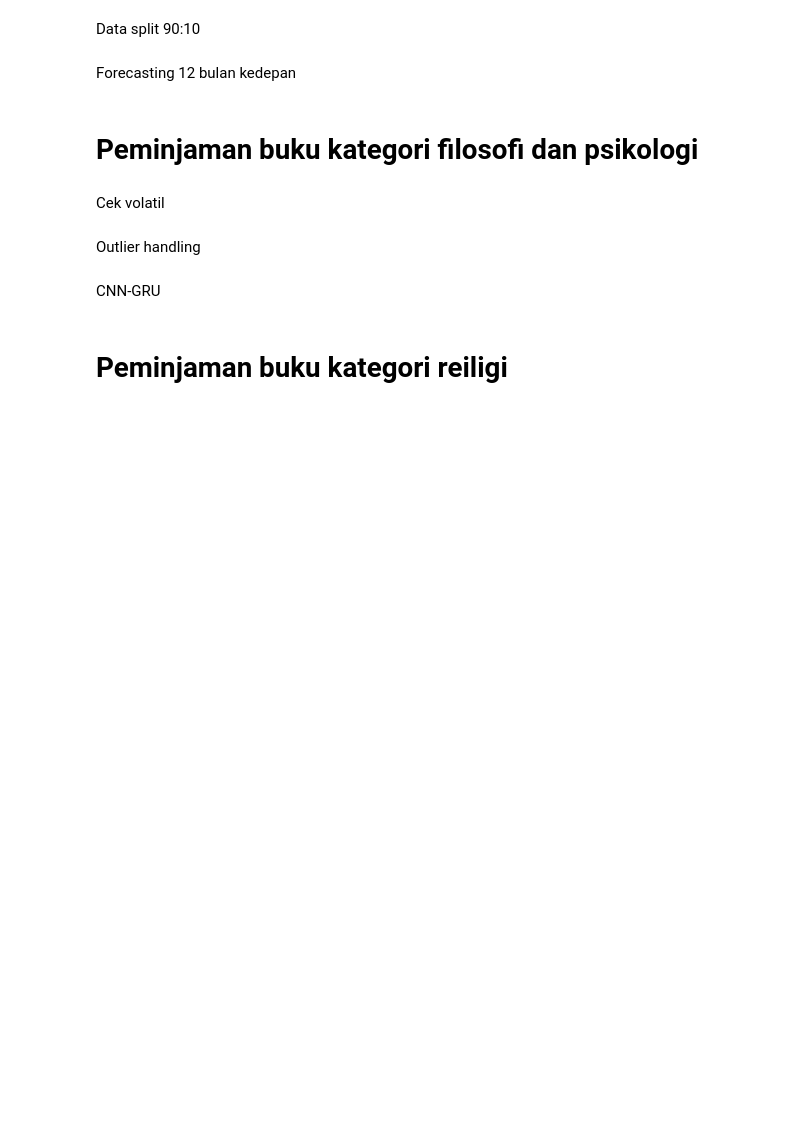
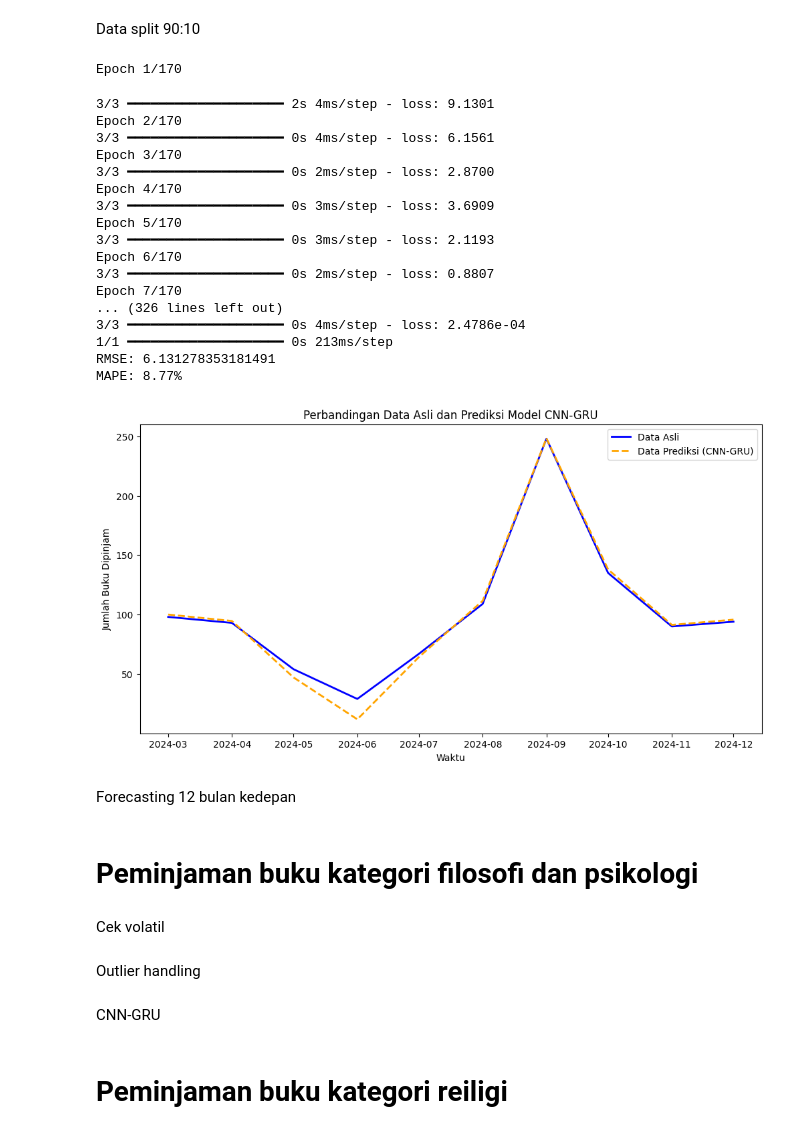
Before and after one commit to andikaryan/forecasting, a Jupyter notebook: CNN-GRU With Outlier Handling.ipynb, the cells around one changed output. Drawn from its saved outputs; the diff is of its cells as text; code cells hidden in the pictures; blank space fills up the shorter version.

```diff
--- a/CNN-GRU With Outlier Handling.ipynb
+++ b/CNN-GRU With Outlier Handling.ipynb
@@ -585,39 +629,61 @@ model_cnn_gru.add(Flatten())
 model_cnn_gru.add(Reshape((1, -1)))
 
 # Lapisan GRU setelah CNN
-model_cnn_gru.add(GRU(100, activation='relu'))
+model_cnn_gru.add(GRU(10, activation='relu'))
 
 # Lapisan output
 model_cnn_gru.add(Dense(1))
 
 # Kompilasi model
 model_cnn_gru.compile(optimizer='adam', loss='mean_squared_error')
 
 # Latih model
 model_cnn_gru.fit(X_train, y_train_scaled, epochs=170, batch_size=32)
 
 # Prediksi pada data uji
 y_pred_cnn_gru = model_cnn_gru.predict(X_test)
 
 y_pred_cnn_gru_inverse = scaler.inverse_transform(y_pred_cnn_gru)
 y_test_scaled_inverse = scaler.inverse_transform(y_test_scaled)
 
 # Evaluasi model
 mse = mean_squared_error(y_test_scaled_inverse, y_pred_cnn_gru_inverse)
 rmse = np.sqrt(mse)
+mape = mean_absolute_percentage_error(y_test_scaled_inverse, y_pred_cnn_gru_inverse) * 100
 
 print(f"RMSE: {rmse}")
+print(f"MAPE: {mape:.2f}%")
 
 # Visualisasi hasil prediksi dari model CNN-GRU
 bulan = buku_000.iloc[-len(y_test):]['Bulan'].values  # Ambil data bulan dari data uji
 plt.figure(figsize=(12, 6))
 plt.plot(bulan, y_test_scaled_inverse, label='Data Asli', color='blue', linewidth=2)
 plt.plot(bulan, y_pred_cnn_gru_inverse, label='Data Prediksi (CNN-GRU)', color='orange', linestyle='--', linewidth=2)
 plt.xlabel('Waktu')
 plt.ylabel('Jumlah Buku Dipinjam')
 plt.title('Perbandingan Data Asli dan Prediksi Model CNN-GRU')
 plt.legend()
 plt.show()
+# %% [output]
+Epoch 1/170
+3/3 ━━━━━━━━━━━━━━━━━━━━ 2s 4ms/step - loss: 9.1301
+Epoch 2/170
+3/3 ━━━━━━━━━━━━━━━━━━━━ 0s 4ms/step - loss: 6.1561
+Epoch 3/170
+3/3 ━━━━━━━━━━━━━━━━━━━━ 0s 2ms/step - loss: 2.8700
+Epoch 4/170
+3/3 ━━━━━━━━━━━━━━━━━━━━ 0s 3ms/step - loss: 3.6909
+Epoch 5/170
+3/3 ━━━━━━━━━━━━━━━━━━━━ 0s 3ms/step - loss: 2.1193
+Epoch 6/170
+3/3 ━━━━━━━━━━━━━━━━━━━━ 0s 2ms/step - loss: 0.8807
+Epoch 7/170
+... (326 lines left out)
+3/3 ━━━━━━━━━━━━━━━━━━━━ 0s 4ms/step - loss: 2.4786e-04
+1/1 ━━━━━━━━━━━━━━━━━━━━ 0s 213ms/step
+RMSE: 6.131278353181491
+MAPE: 8.77%
+[figure, added]
 # %% [markdown]
 Forecasting 12 bulan kedepan
 # %%
```
Also changed, not shown: parts of 13 cells of this notebook.
